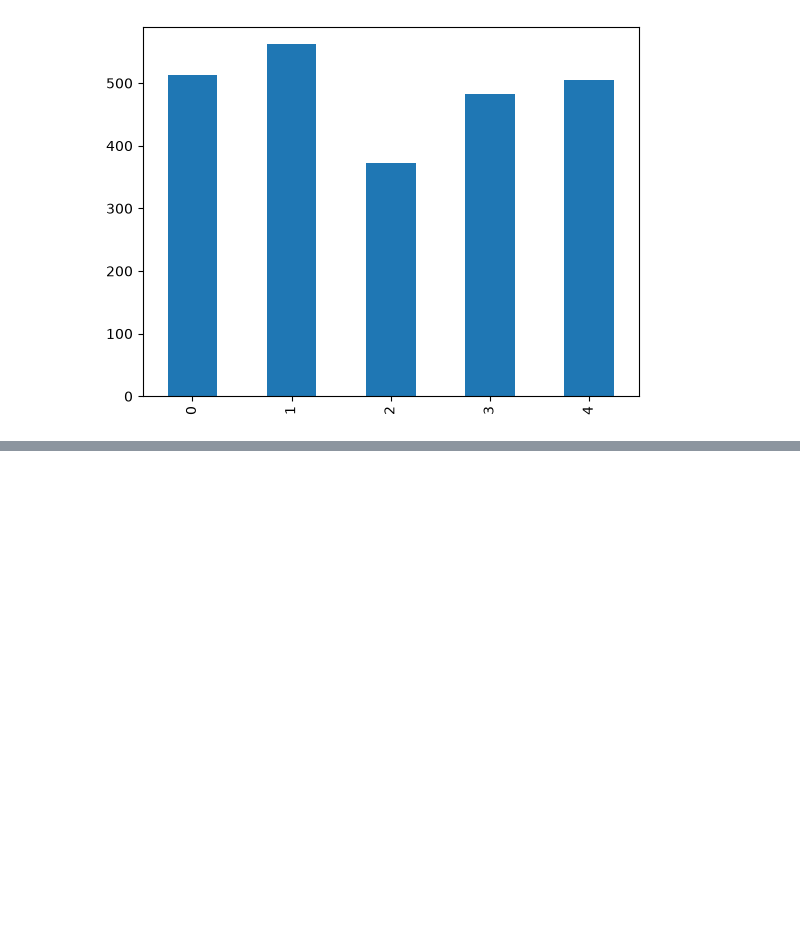
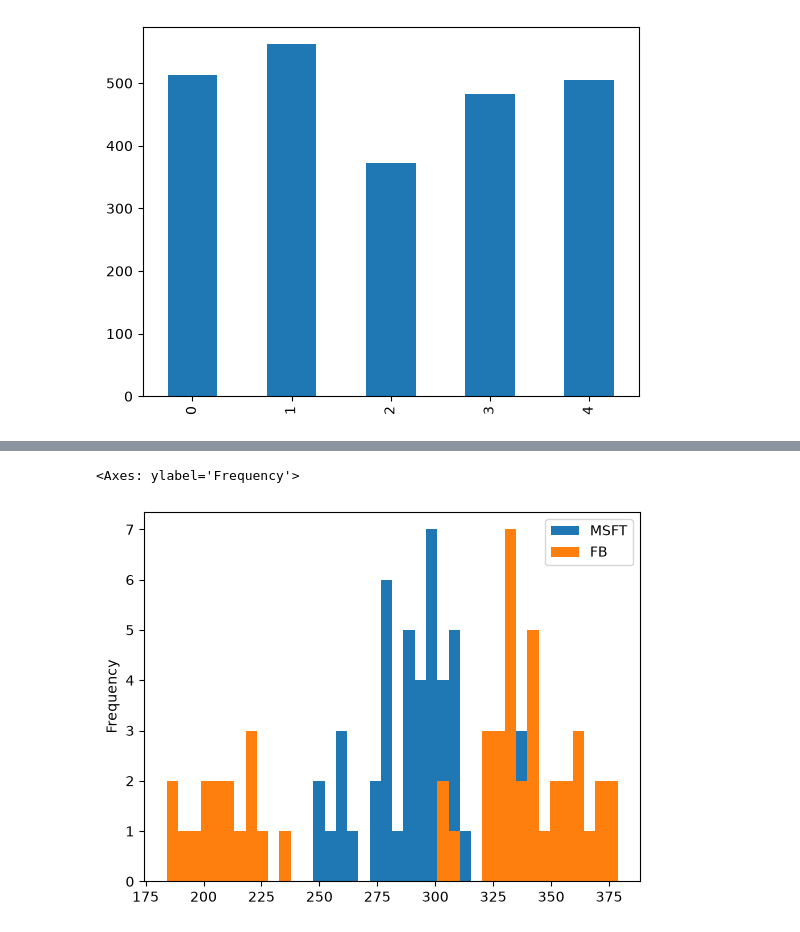
Before and after one commit to manishkumarmj/100_days_ml, a Jupyter notebook: Data visualization_Web_dev/matplotlib/Session_24_adv_matplotlib/self._24.ipynb, the cells around one changed output, grey strips where cells are left out. Saved outputs shown, nothing was run; the diff lists cells and outputs as text; code cells hidden in the pictures; blank space fills up the shorter version.

```diff
--- a/Data visualization_Web_dev/matplotlib/Session_24_adv_matplotlib/self._24.ipynb
+++ b/Data visualization_Web_dev/matplotlib/Session_24_adv_matplotlib/self._24.ipynb
@@ -426,0 +449,8 @@ temp['2015'].plot(kind='bar')
+# %%
+# histogram
+# using stocks
+
+stocks[['MSFT','FB']].plot(kind='hist',bins=40)
+# %% [output]
+<Axes: ylabel='Frequency'>
+[figure, added]
```
Also changed, not shown: parts of 16 cells of this notebook, 6 other files.
